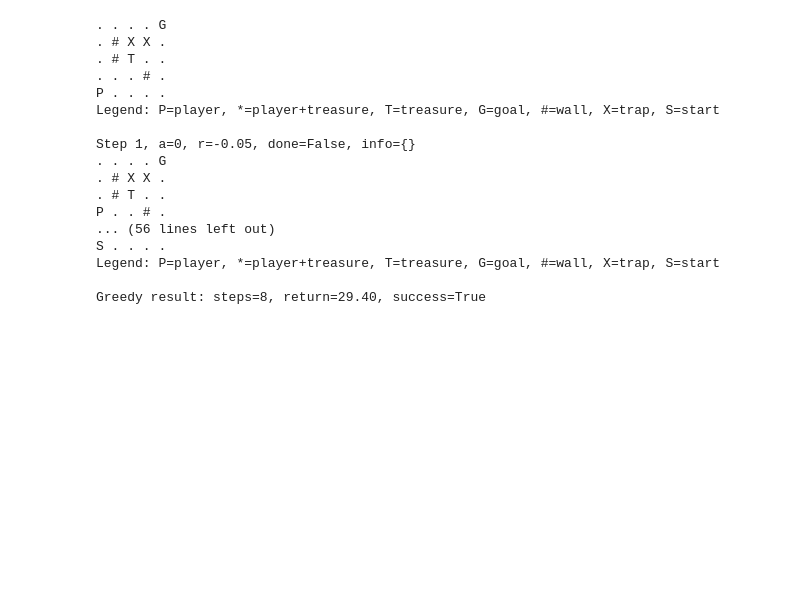
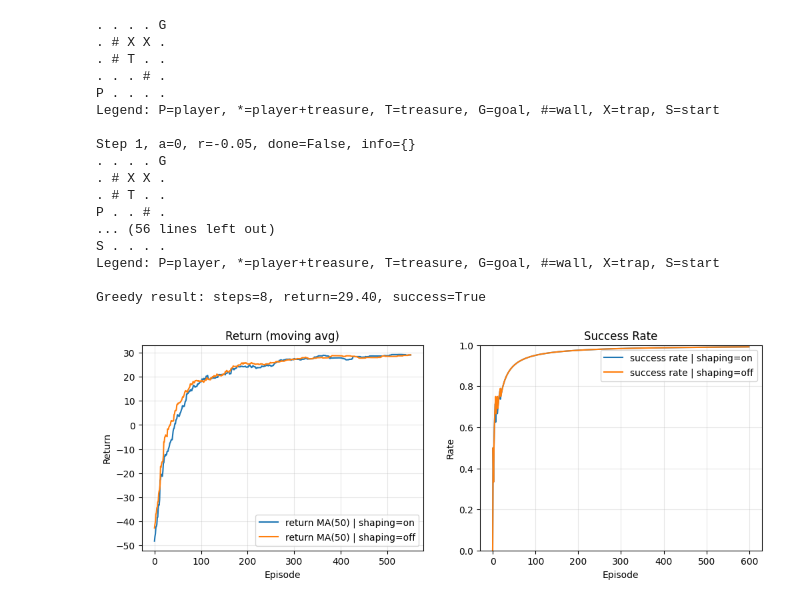
Before and after one commit to bh2045123-code/Assignment1-GridWorld-Qlearning, a Jupyter notebook: Colab.ipynb, the cells around one changed output. Drawn from its saved outputs; the diff is of its cells as text; code cells hidden in the pictures; blank space fills up the shorter version.

```diff
--- a/Colab.ipynb
+++ b/Colab.ipynb
@@ -150,3 +150,43 @@ S . . . .
 Legend: P=player, *=player+treasure, T=treasure, G=goal, #=wall, X=trap, S=start
 
 Greedy result: steps=8, return=29.40, success=True
+# %%
+import matplotlib.pyplot as plt, numpy as np
+from gridworld.env import GridWorldEnv
+from gridworld.agent import QAgent
+from gridworld.trainer import Trainer
+
+def run_once(shaping: bool, seed: int, episodes: int=600):
+    env = GridWorldEnv(shaping=shaping, max_steps=200)
+    n_states = 2 * env.W * env.H
+    agent = QAgent(n_states=n_states, n_actions=5,
+                   alpha=0.2, gamma=0.99,
+                   eps_start=1.0, eps_end=0.05, eps_decay=0.995,
+                   seed=seed)
+    tr = Trainer(env, agent, episodes=episodes, render_every=0)
+    tr.run()
+    return tr
+
+def moving_avg(x, k=50):
+    if len(x) < k: return np.array(x, dtype=float)
+    c = np.cumsum(np.insert(x, 0, 0))
+    return (c[k:] - c[:-k]) / float(k)
+
+tr_on  = run_once(shaping=True,  seed=1, episodes=600)
+tr_off = run_once(shaping=False, seed=1, episodes=600)
+
+plt.figure(figsize=(12,4))
+plt.subplot(1,2,1)
+plt.plot(moving_avg(tr_on.ep_returns,50), label='return MA(50) | shaping=on')
+plt.plot(moving_avg(tr_off.ep_returns,50), label='return MA(50) | shaping=off')
+plt.title('Return (moving avg)'); plt.xlabel('Episode'); plt.ylabel('Return'); plt.grid(True, alpha=0.3); plt.legend()
+
+plt.subplot(1,2,2)
+cum_on  = np.cumsum(tr_on.ep_success)/np.arange(1,len(tr_on.ep_success)+1)
+cum_off = np.cumsum(tr_off.ep_success)/np.arange(1,len(tr_off.ep_success)+1)
+plt.plot(cum_on,  label='success rate | shaping=on')
+plt.plot(cum_off, label='success rate | shaping=off')
+plt.title('Success Rate'); plt.xlabel('Episode'); plt.ylabel('Rate'); plt.ylim(0,1); plt.grid(True, alpha=0.3); plt.legend()
+plt.show()
+# %% [output]
+[figure, added]
```
Also changed, not shown: parts of 3 cells of this notebook.
